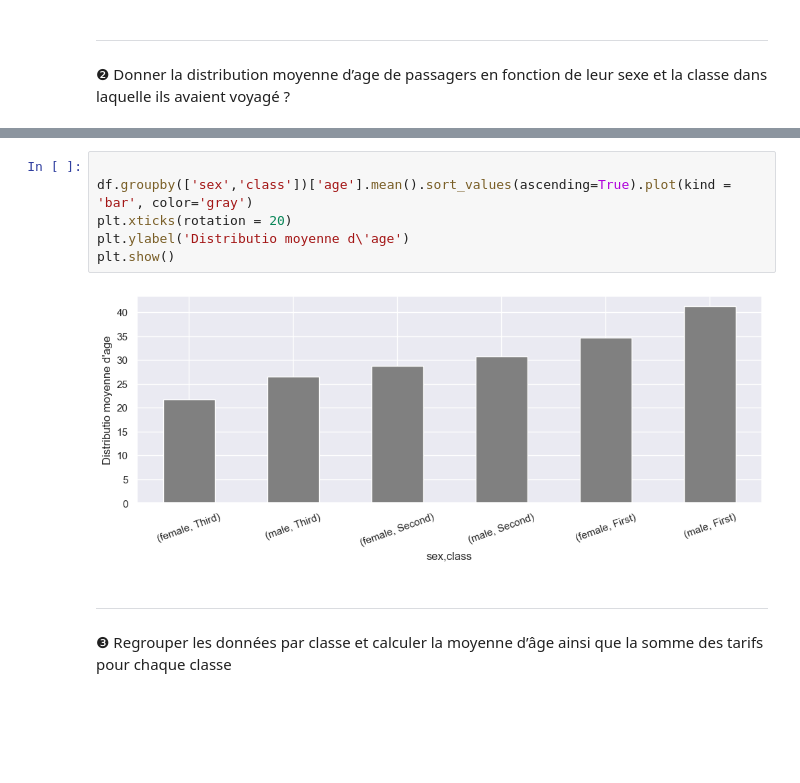
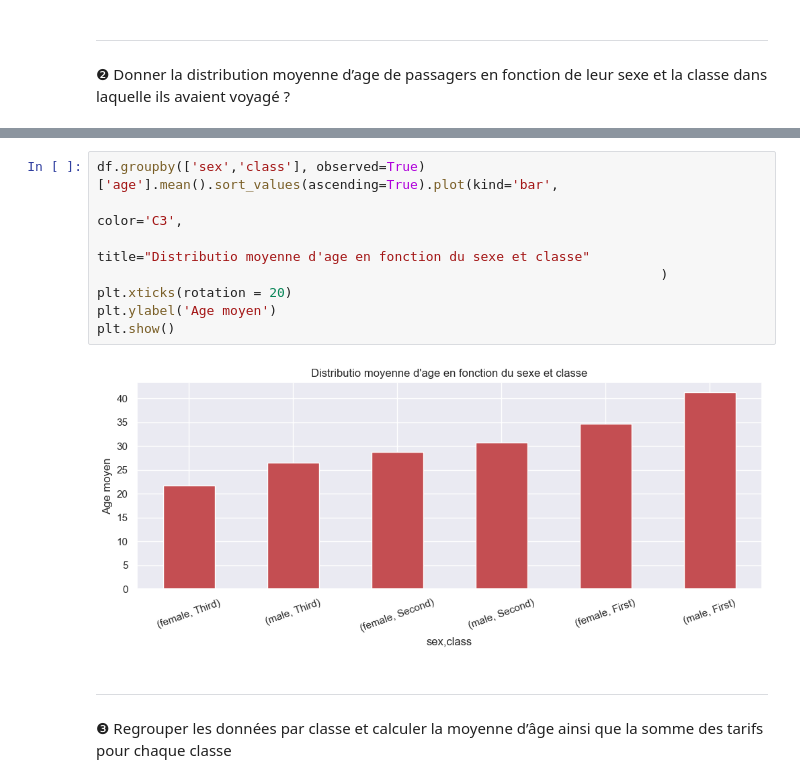
Before and after one commit to OusmanHamit/D.I.T, a Jupyter notebook: tp_groupby2.ipynb, the cells around one changed output, grey strips where cells are left out. Cells and saved outputs as stored; diff of their text form; blank space fills up the shorter version.

```diff
--- a/tp_groupby2.ipynb
+++ b/tp_groupby2.ipynb
@@ -51,13 +48,15 @@ male    First     41.281386
         Third     26.507589
 Name: age, dtype: float64
 # %%
-
-df.groupby(['sex','class'])['age'].mean().sort_values(ascending=True).plot(kind = 'bar', color='gray')
+df.groupby(['sex','class'], observed=True)['age'].mean().sort_values(ascending=True).plot(kind='bar',
+                                                                           color='C3',
+                                                                           title="Distributio moyenne d'age en fonction du sexe et classe"
+                                                                        )
 plt.xticks(rotation = 20)
-plt.ylabel('Distributio moyenne d\'age')
+plt.ylabel('Age moyen')
 plt.show()
 # %% [output]
-[figure, old version]
+[figure, new version]
 # %% [markdown]
 ---
 ❸ Regrouper les données par classe et calculer la moyenne d’âge ainsi que
```
Also changed, not shown: parts of 16 cells of this notebook.
